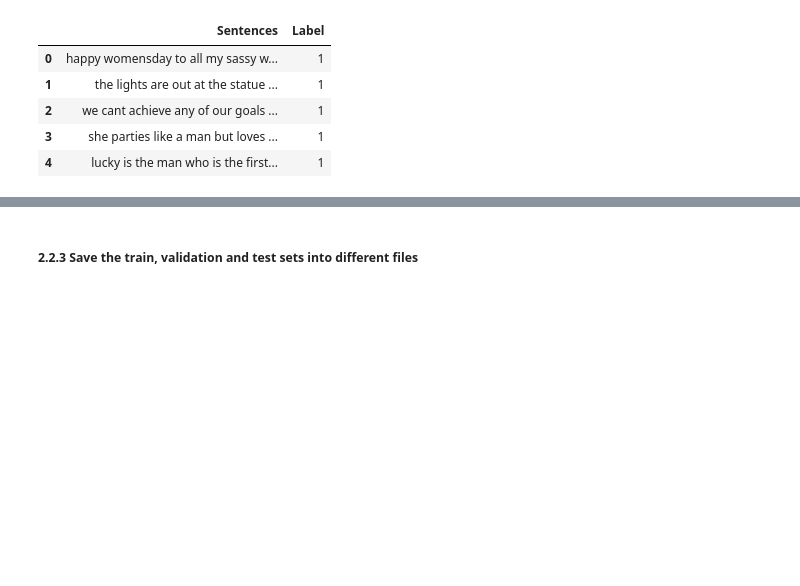
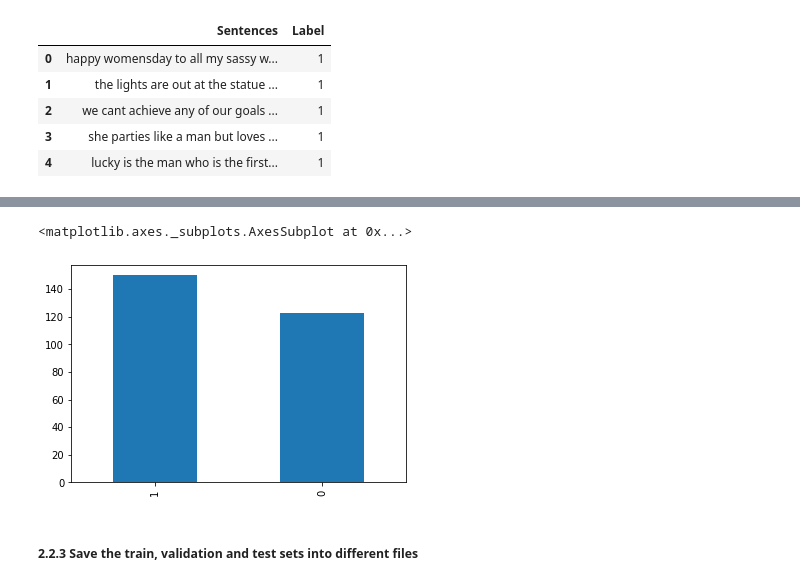
Before and after one commit to PadmajaVB/Sexist-Statement-Detection, a Jupyter notebook: SexistCommentDetection_Final.ipynb, the cells around one changed output, grey strips where cells are left out. Drawn from its saved outputs; the diff is of its cells as text; code cells hidden in the pictures; blank space fills up the shorter version.

```diff
--- a/SexistCommentDetection_Final.ipynb
+++ b/SexistCommentDetection_Final.ipynb
@@ -561,3 +566,8 @@ df.head()
+# %%
+val_data['Label'].value_counts().plot(kind='bar')
+# %% [output]
+<matplotlib.axes._subplots.AxesSubplot at 0x...>
+[figure, added]
 # %% [markdown]
 ##### 2.2.3 Save the train, validation and test sets into different files
 # %%
```
Also changed, not shown: parts of 72 cells of this notebook.
